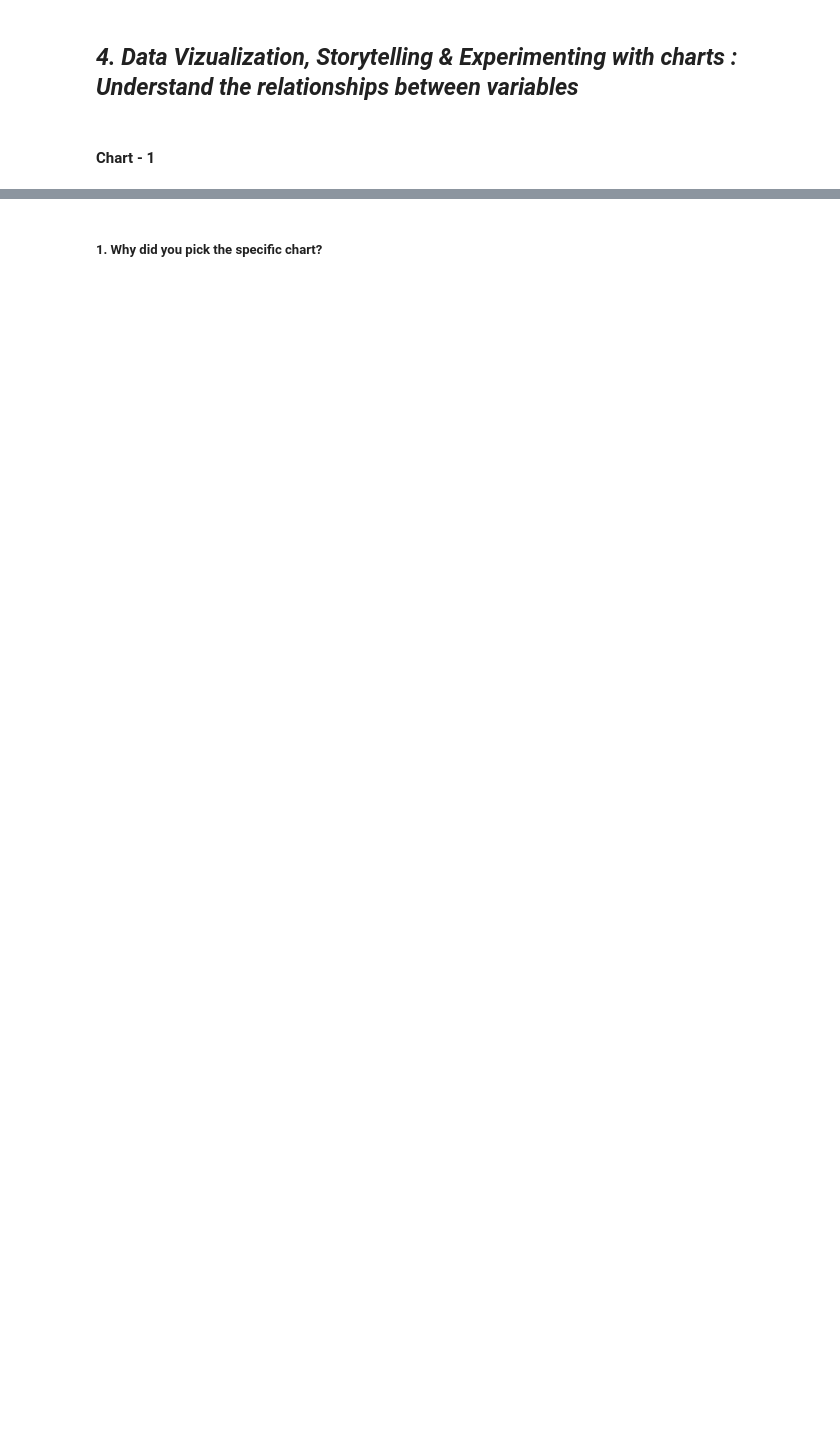
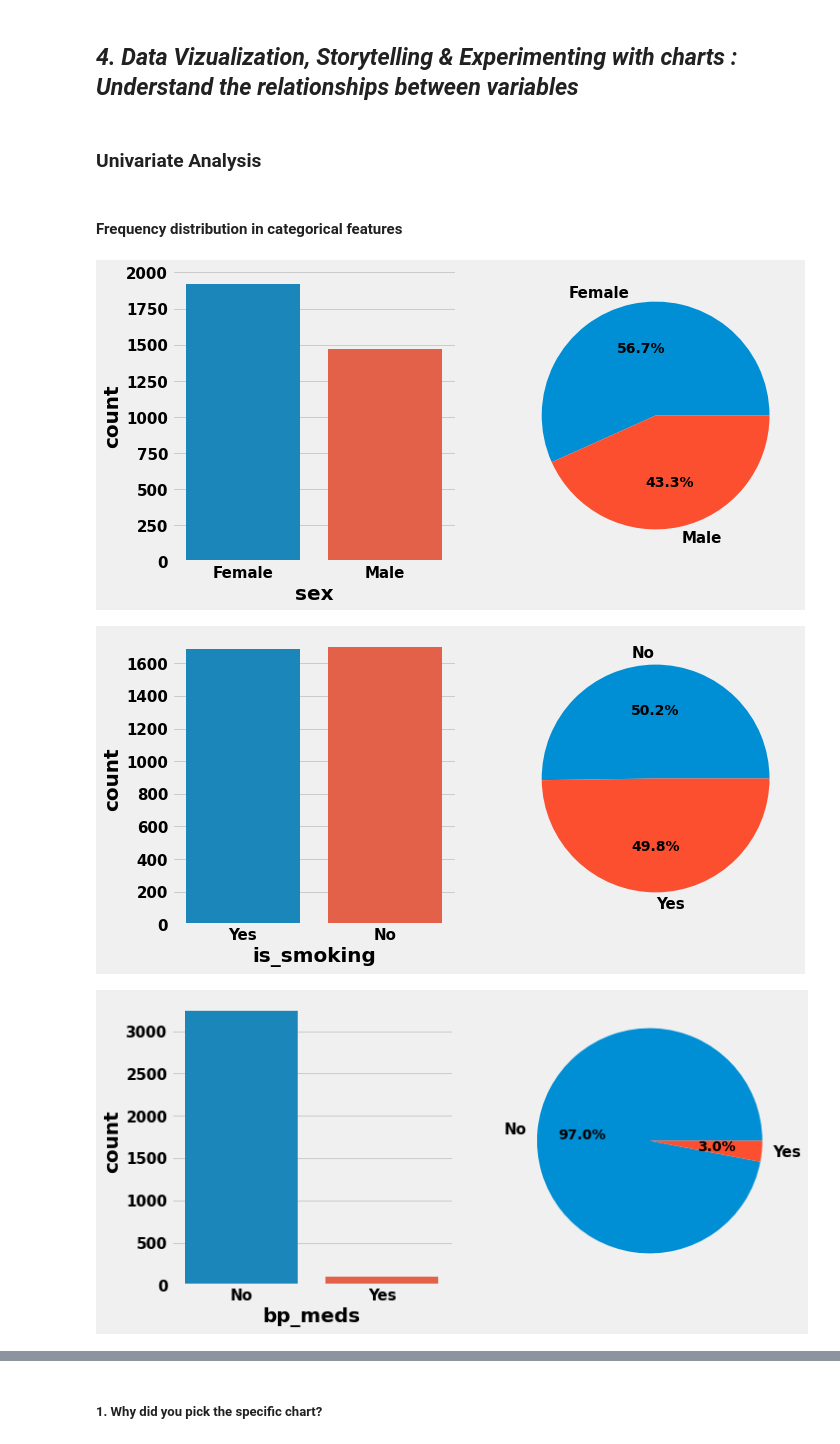
Before and after one commit to 7-sumit/Cardiovascular-Risk-Prediction, a Jupyter notebook: Cardiovascular_Risk_Prediction.ipynb, the cells around one changed output, grey strips where cells are left out. Saved outputs shown, nothing was run; the diff lists cells and outputs as text; code cells hidden in the pictures; blank space fills up the shorter version.

```diff
--- a/Cardiovascular_Risk_Prediction.ipynb
+++ b/Cardiovascular_Risk_Prediction.ipynb
@@ -315,9 +317,12 @@ Unique values in ten_year_chd are [1 0]
 # Droping column 'Id' as it does not give any information
 df1.drop(columns=['id'],axis=1,inplace=True)
 
-# Mapping values in 'sex' and 'is_smiking' with appropriate name for analysis
+# Mapping values in categorical features with appropriate name for analysis
 df1['sex'] = df1['sex'].map({'M':'Male','F':'Female'})
 df1['is_smoking'] = df1['is_smoking'].map({'YES':'Yes','NO':'No'})
+
+for col in ['bp_meds','prevalent_stroke','prevalent_hyp','diabetes']:
+  df1[col] = df1[col].map({1:'Yes',0:'No'})
 # %% [markdown]
 ### What all manipulations have you done and insights you found?
 # %% [markdown]
@@ -326,4 +332,2 @@ df1['is_smoking'] = df1['is_smoking'].map({'YES':'Yes','NO':'No'})
 # %% [markdown]
 ## ***4. Data Vizualization, Storytelling & Experimenting with charts : Understand the relationships between variables***
-# %% [markdown]
-#### Chart - 1
@@ -331,0 +334,21 @@ df1['is_smoking'] = df1['is_smoking'].map({'YES':'Yes','NO':'No'})
+# %%
+# Creating list of numerical features
+num_col = list(df1.describe().loc[:,['age', 'cigs_per_day', 'total_cholesterol', 'systolic_bp', 'diastolic_bp',
+       'bmi', 'heart_rate', 'glucose']].columns)
+
+# Creating list of categorical features
+cat_col = list(df1.describe(include='O').columns)
+# %% [markdown]
+### Univariate Analysis
+# %% [markdown]
+#### Frequency distribution in categorical features
+# %%
+# Plotting for frequency distribution in categorical features
+for col in cat_col:
+  fig,ax = plt.subplots(1,2,figsize=(10,5))
+  sns.countplot(data=df1,x=col,ax=ax[0])
+  ax[1].pie(df1[col].value_counts(),autopct='%1.1f%%',labels=df1[col].value_counts().index)
+# %% [output]
+[figure, added]
+[figure, added]
+[figure, added]
```
Also changed, not shown: parts of 49 cells of this notebook.
